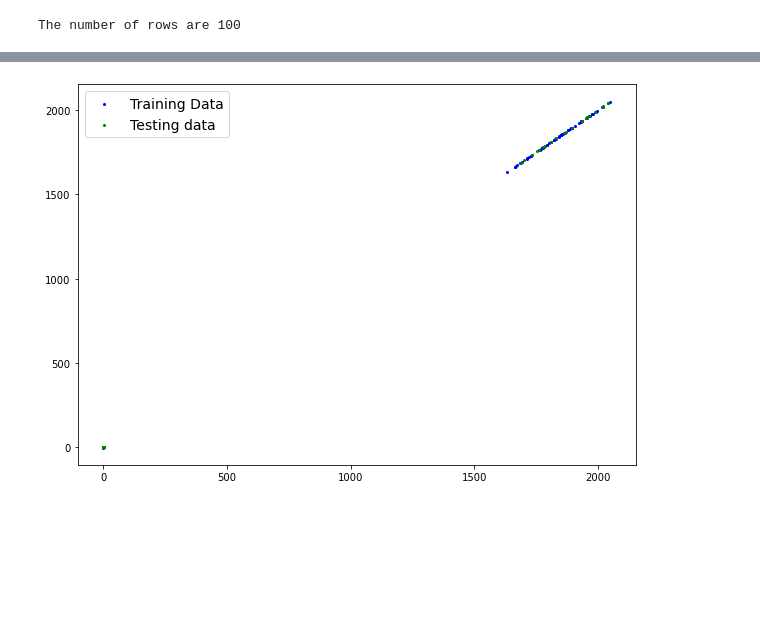
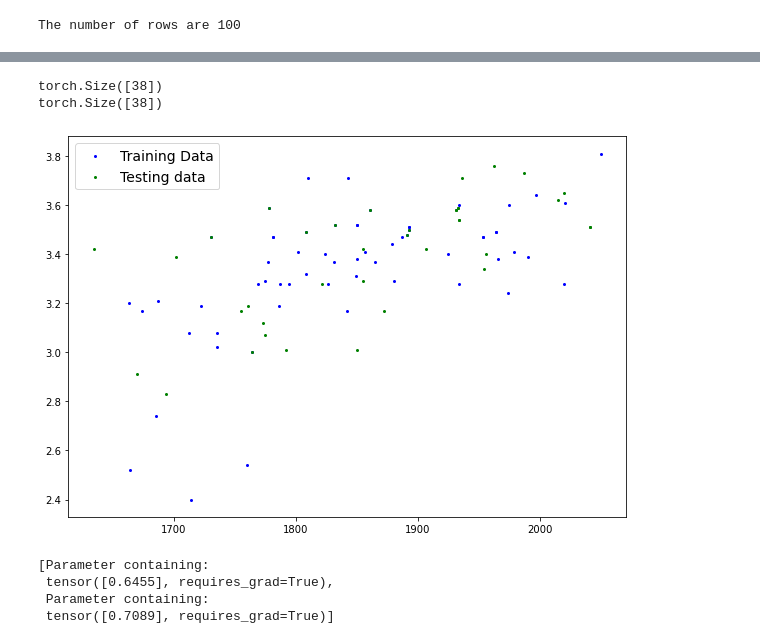
Before and after one commit to allenkuttookaransajan/Pytorch, a Jupyter notebook: Linear Regression.ipynb, the cells around one changed output, grey strips where cells are left out. Drawn from its saved outputs; the diff is of its cells as text; code cells hidden in the pictures; blank space fills up the shorter version.

Commit message:
tensor conversion

```diff
--- a/Linear Regression.ipynb
+++ b/Linear Regression.ipynb
@@ -24,6 +25,18 @@ msk = np.random.rand(len(df)) <= 0.7
 
 train = df[msk]
 test = df[~msk]
+
+X_train = train['SAT']
+X_train = torch.tensor(X_train.to_numpy())
+
+y_train = train['GPA']
+y_train = torch.tensor(y_train.to_numpy())
+
+X_test = test['SAT']
+X_test = torch.tensor(X_test.to_numpy())
+
+y_test = test['GPA']
+y_test = torch.tensor(y_test.to_numpy())
 # %%
 train.head()
 # %% [output]
@@ -45,20 +58,26 @@ test.head()
+# %%
+print(X_test.size())
+print(y_test.size())
+# %% [output]
+torch.Size([38])
+torch.Size([38])
 # %%
-def plot_predictions(train_data=train,
-                    train_labels=train,
-                    test_data=test,
-                    test_labels=test,
+def plot_predictions(train_data=X_train,
+                    train_labels=y_train,
+                    test_data=X_test,
+                    test_labels=y_test,
                     predictions=None):
 
     plt.figure(figsize=(10,7))
     plt.scatter(train_data, train_labels, c="b", s=4, label="Training Data")
     plt.scatter(test_data, test_labels, c="g", s=4, label="Testing data")
 
     if predictions is not None:
         plt.scatter(test_data, predictions, c="r", s=4, label="Predictions")
 
     plt.legend(prop={"size": 14});
 
 plot_predictions()
 # %% [output]
-[figure, old version]
+[figure, new version]
 # %%
@@ -65,0 +92,8 @@ plot_predictions()
+# %%
+model_0 = LinearRegressionModel()
+list(model_0.parameters())
+# %% [output]
+[Parameter containing:
+ tensor([0.6455], requires_grad=True),
+ Parameter containing:
+ tensor([0.7089], requires_grad=True)]
```
Also changed, not shown: parts of 6 cells of this notebook.
